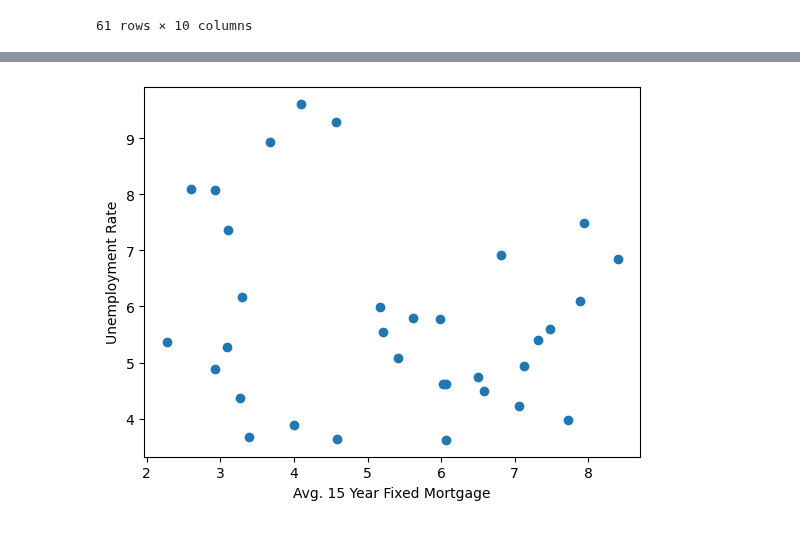
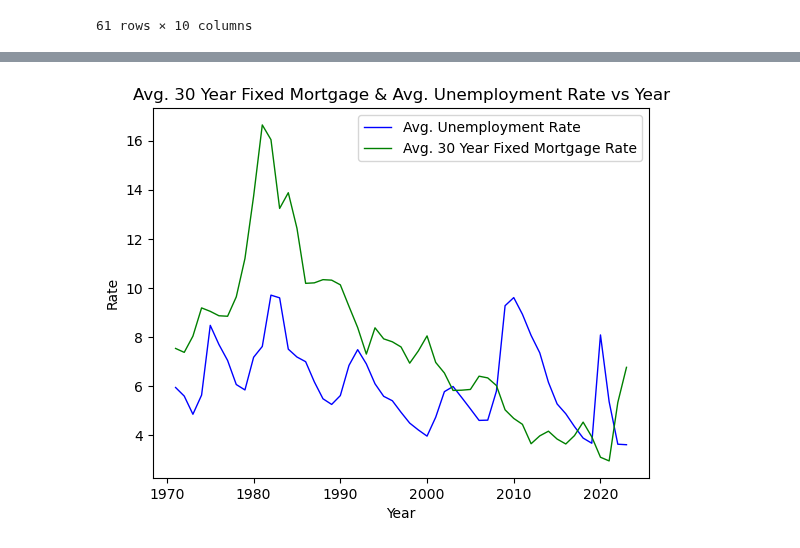
Before and after one commit to njlanger/Project1_Grp3, a Jupyter notebook: Laura/laura_data.ipynb, the cells around one changed output, grey strips where cells are left out. Saved outputs shown, nothing was run; the diff lists cells and outputs as text; code cells hidden in the pictures.

```diff
--- a/Laura/laura_data.ipynb
+++ b/Laura/laura_data.ipynb
@@ -71,8 +79,12 @@ plt.show()
-# %%
-# Plot Avg. 15 Year Fixed Mortgage versus Avg. Home Price Index
-plt.scatter(yr15_unemploy_df.loc[:,"Avg. 15 Year Fixed Mortgage Rate"],yr15_unemploy_df.loc[:,"Avg. Unemployment Rate"])
-plt.xlabel('Avg. 15 Year Fixed Mortgage')
-plt.ylabel('Unemployment Rate')
-plt.show()
-# %% [output]
-[figure, removed]
+# %%
+# Plot Avg. 15 Year Fixed Mortgage and Avg. Home Price Index vs Year
+yr30_lin_reg=st.linregress(yr30_unemploy_df["Avg. 30 Year Fixed Mortgage Rate"],yr30_unemploy_df["Avg. Unemployment Rate"])
+Unemployment, = plt.plot(yr30_unemploy_df["Year"],yr30_unemploy_df["Avg. Unemployment Rate"], color="blue", linewidth=1, label="Avg. Unemployment Rate" )
+Rate_30_yr, = plt.plot(yr30_unemploy_df["Year"],yr30_unemploy_df["Avg. 30 Year Fixed Mortgage Rate"], color="green", linewidth=1, label="Avg. 30 Year Fixed Mortgage Rate" )
+plt.title('Avg. 30 Year Fixed Mortgage & Avg. Unemployment Rate vs Year')
+plt.xlabel('Year')
+plt.ylabel('Rate')
+plt.legend(handles=[Unemployment, Rate_30_yr], loc="best")
+plt.show()
+# %% [output]
+[figure, added]
```
Also changed, not shown: parts of 4 cells of this notebook.
